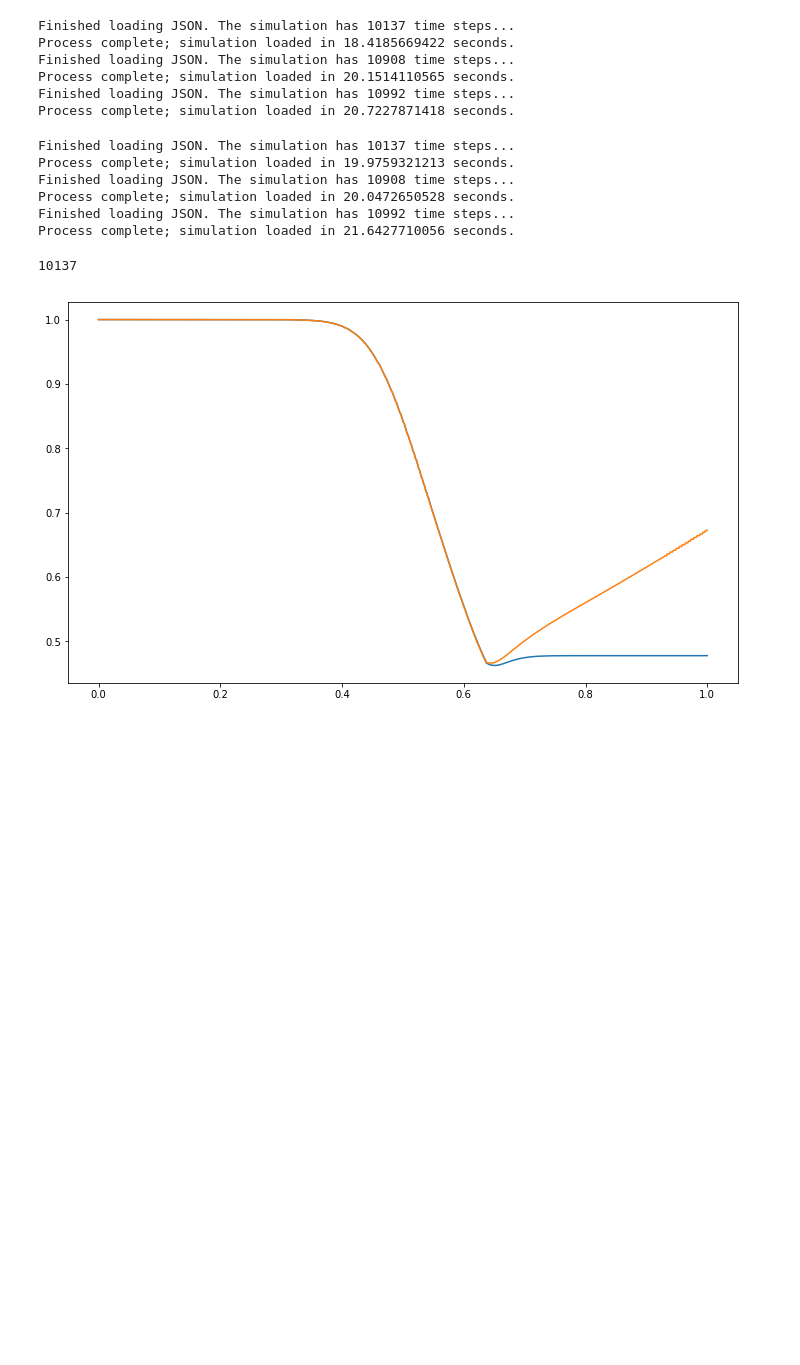
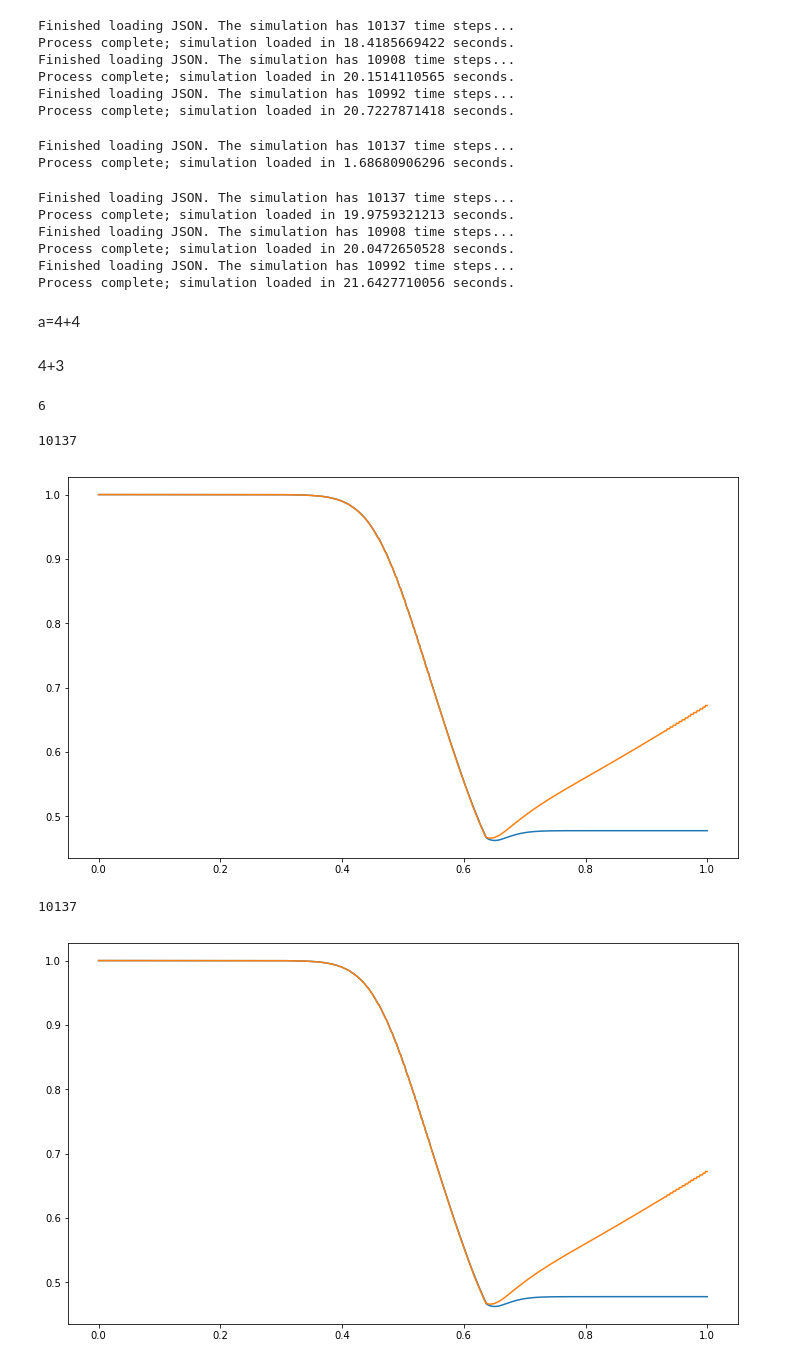
Before and after one commit to droberts01/Redfield, a Jupyter notebook: src/analysis.ipynb, the cells around one changed output. Drawn from its saved outputs; the diff is of its cells as text; code cells hidden in the pictures; blank space fills up the shorter version.

```diff
--- a/src/analysis.ipynb
+++ b/src/analysis.ipynb
@@ -90,6 +90,13 @@ Finished loading JSON. The simulation has 10908 time steps...
 Process complete; simulation loaded in 20.1514110565 seconds.
 Finished loading JSON. The simulation has 10992 time steps...
 Process complete; simulation loaded in 20.7227871418 seconds.
+# %%
+tQA, I, J, K, N, Nc, step, window_size, num_samples, decoherence, LF_noise, store_linblads,  CPU = [5*10**(-6), 0.2, 0.24, 1, 5, 6, 0.001, 10, 10000, 1, 0, 0, "Home"]
+args = [tQA, I, J, K, N, Nc, step, window_size, num_samples, decoherence, LF_noise, store_linblads, CPU]
+sim_N5_RAM = simulate(args)
+# %% [output]
+Finished loading JSON. The simulation has 10137 time steps...
+Process complete; simulation loaded in 1.68680906296 seconds.
 # %%
 tQA, I, J, K, N, Nc, step, window_size, num_samples, decoherence, LF_noise, store_linblads,  CPU = [5*10**(-6), 0.2, 0.24, 1, 5, 6, 0.001, 10, 10000, 1, 0, 1, "Lome"]
 args = [tQA, I, J, K, N, Nc, step, window_size, num_samples, decoherence, LF_noise, store_linblads, CPU]
@@ -107,6 +114,28 @@ Finished loading JSON. The simulation has 10908 time steps...
 Process complete; simulation loaded in 20.0472650528 seconds.
 Finished loading JSON. The simulation has 10992 time steps...
 Process complete; simulation loaded in 21.6427710056 seconds.
+# %% [markdown]
+a=4+4
+# %% [markdown]
+4+3
+# %%
+3+3
+# %% [output]
+6
+# %%
+x = sim_N5_RAM['svals']
+print(len(x))
+y = plot_component(sim_N5_RAM['rho_real_part'], [0, 0]) + plot_component(sim_N5_RAM['rho_real_part'], [1, 1])
+z = plot_component(sim_N5_RAM['eq_dist'], [0, 0]) + plot_component(sim_N5_RAM['eq_dist'], [1, 1])
+z2 = plot_component(sim_N5_RAM['eq_dist'], [2, 2]) + plot_component(sim_N5_RAM['eq_dist'], [3, 3])
+
+plt.figure(figsize=(12,7))
+# plt.plot(x[5000:8000], y[5000:8000], x[5000:8000], z[5000:8000])
+plt.plot(x[:],y[:],x[:],z[:])
+plt.show()
+# %% [output]
+10137
+[figure, added]
 # %%
 x = sim_N5['svals']
 print(len(x))
```
Also changed, not shown: 6 other files.
